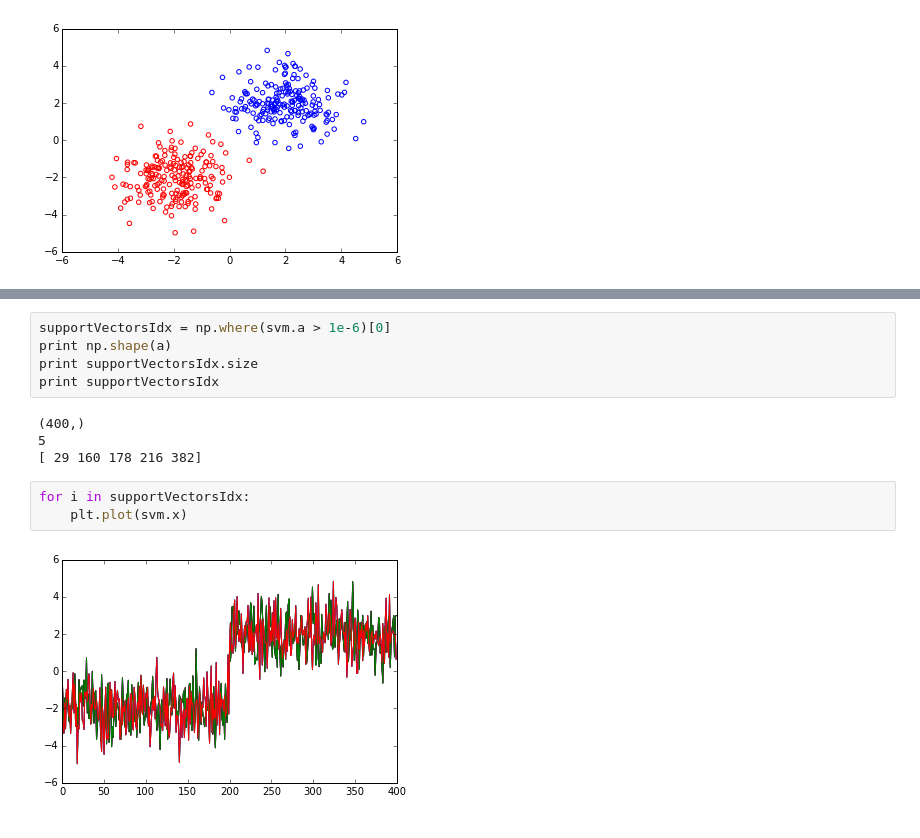
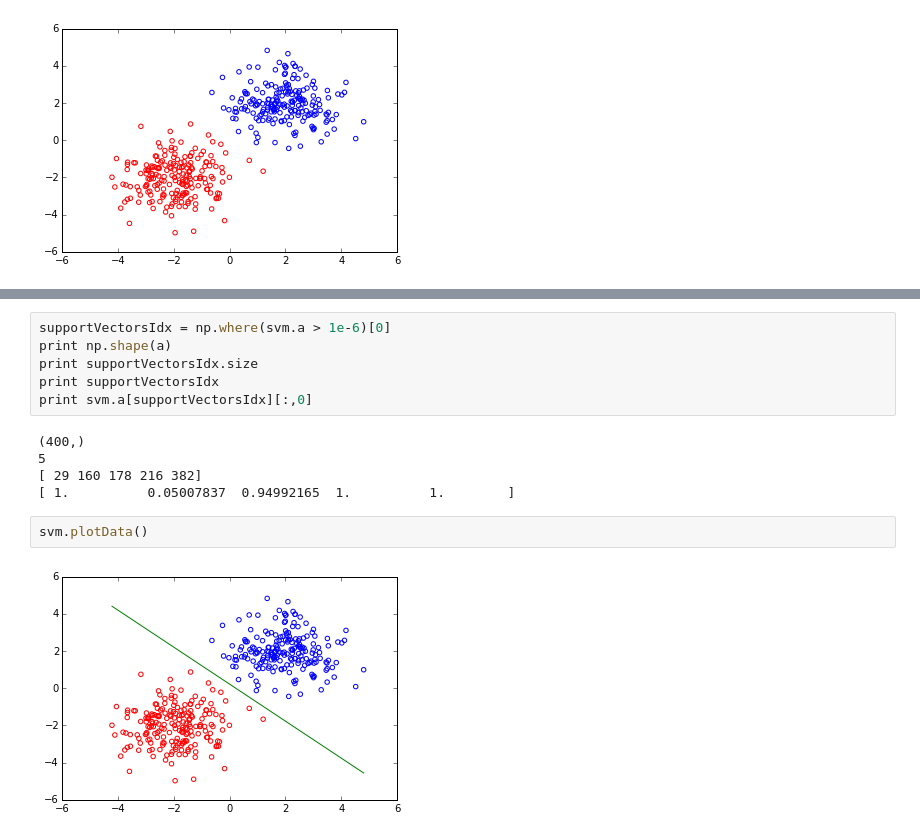
Before and after one commit to peteflorence/Machine-Learning-6.867-homework, a Jupyter notebook: hw2/prob_2.ipynb, the cells around one changed output, grey strips where cells are left out. Saved outputs shown, nothing was run; the diff lists cells and outputs as text.

Commit message:
nice plotting now for SVM library

```diff
--- a/hw2/prob_2.ipynb
+++ b/hw2/prob_2.ipynb
@@ -204,12 +187,13 @@ supportVectorsIdx = np.where(svm.a > 1e-6)[0]
 print np.shape(a)
 print supportVectorsIdx.size
 print supportVectorsIdx
+print svm.a[supportVectorsIdx][:,0]
 # %% [output]
 (400,)
 5
 [ 29 160 178 216 382]
+[ 1.          0.05007837  0.94992165  1.          1.        ]
-# %%
-for i in supportVectorsIdx:
-    plt.plot(svm.x)
-# %% [output]
-[figure, removed]
+# %%
+svm.plotData()
+# %% [output]
+[figure, added]
```
Also changed, not shown: parts of 1 cell of this notebook, 4 other files.
